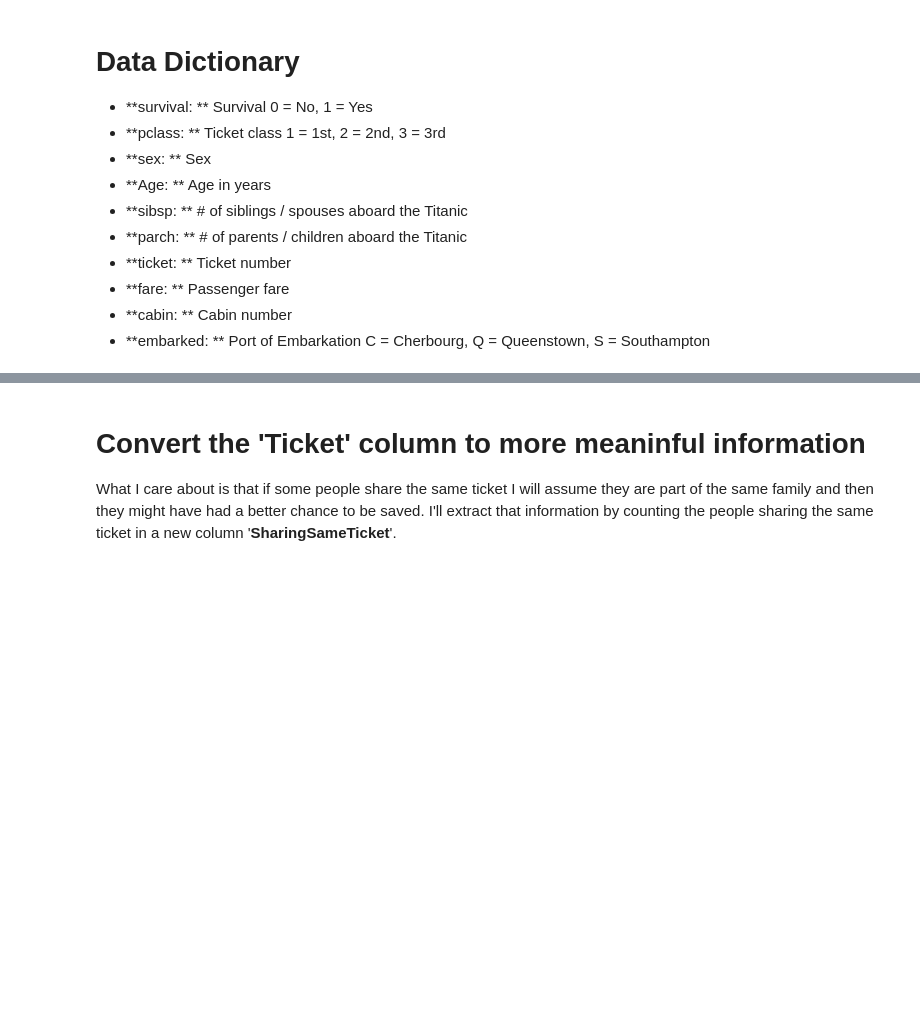
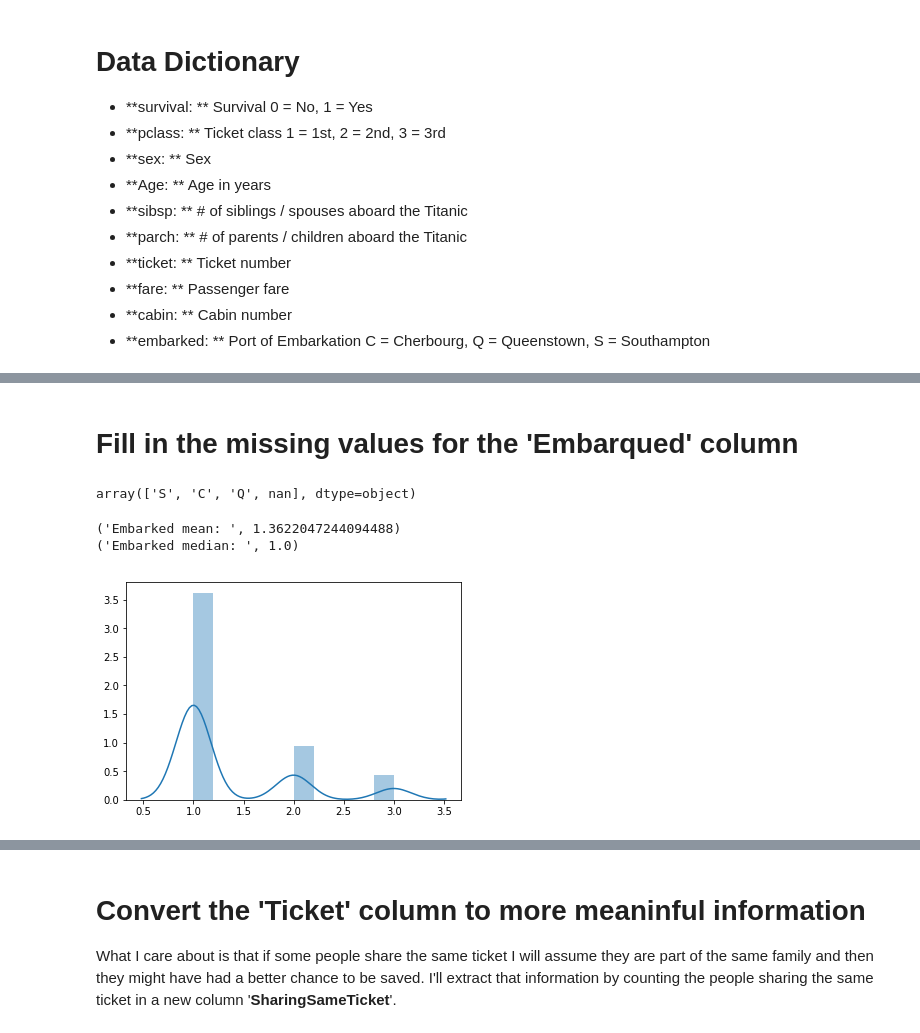
Before and after one commit to taao84/data_science, a Jupyter notebook: Titanic - Machine Learning from Disaster/Titanic - Machine Learning from Disaster - Data Cleaning and transformations.ipynb, the cells around one changed output, grey strips where cells are left out. Cells and saved outputs as stored; diff of their text form; code cells hidden in the pictures; blank space fills up the shorter version.

```diff
--- a/Titanic - Machine Learning from Disaster/Titanic - Machine Learning from Disaster - Data Cleaning and transformations.ipynb
+++ b/Titanic - Machine Learning from Disaster/Titanic - Machine Learning from Disaster - Data Cleaning and transformations.ipynb
@@ -95,0 +93,10 @@ Dimensions test dataset:  (418, 11)
+# %%
+#the median will be an acceptable value to place in the Age NaN cells
+# We choose the median because it represents the real medium value of the data and it's not skewed by off values
+train_data_2["Age"].fillna(train_data_2["Age"].median(), inplace = True)
+test_data_2["Age"].fillna(train_data_2["Age"].median(), inplace = True)
+
+null_table(train_data_2, test_data_2)
+
+print color.BOLD + 'Dimensions train dataset: ' + color.END, train_data_2.shape
+print color.BOLD + 'Dimensions test dataset: ' + color.END, test_data_2.shape
@@ -95,0 +121,20 @@ Dimensions test dataset:  (418, 11)
+# %% [markdown]
+# Fill in the missing values for the 'Embarqued' column
+# %%
+embarkedCopy = train_data_2['Embarked'].copy()
+
+embarkedCopy.unique()
+# %% [output]
+array(['S', 'C', 'Q', nan], dtype=object)
+# %%
+# Replace the city codes for numbers to be able to plot them
+embarkedCopy = embarkedCopy.astype("category")
+embarkedCopy.cat.rename_categories({'S':1, 'C':2, 'Q':3}, inplace=True)
+embarkedCopy.dropna(inplace=True)
+sns.distplot(embarkedCopy.values)
+print ("Embarked mean: ", np.mean(embarkedCopy.values))
+print ("Embarked median: ", np.median(embarkedCopy.values))
+# %% [output]
+('Embarked mean: ', 1.3622047244094488)
+('Embarked median: ', 1.0)
+[figure, added]
```
Also changed, not shown: parts of 22 cells of this notebook, 4 other files.
